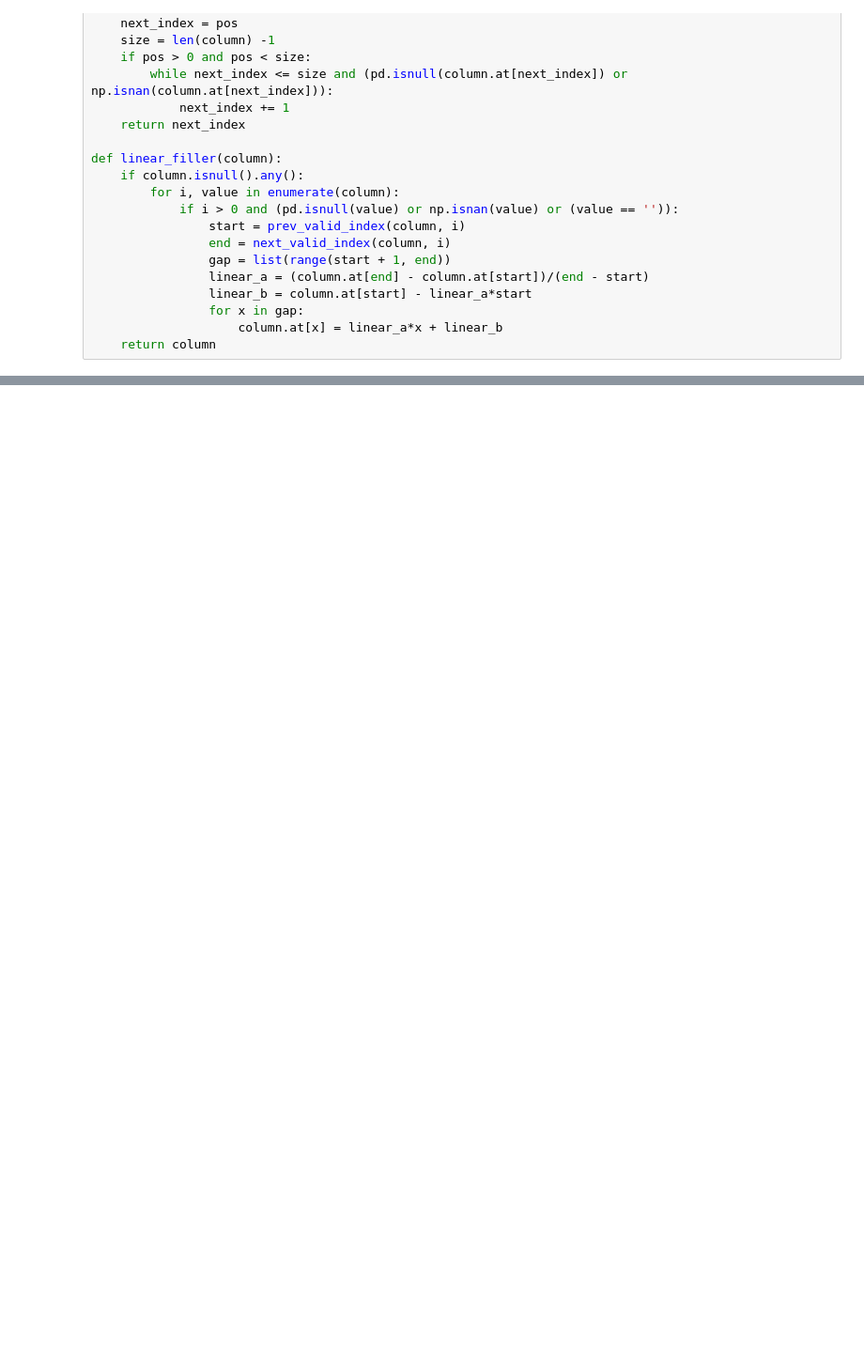
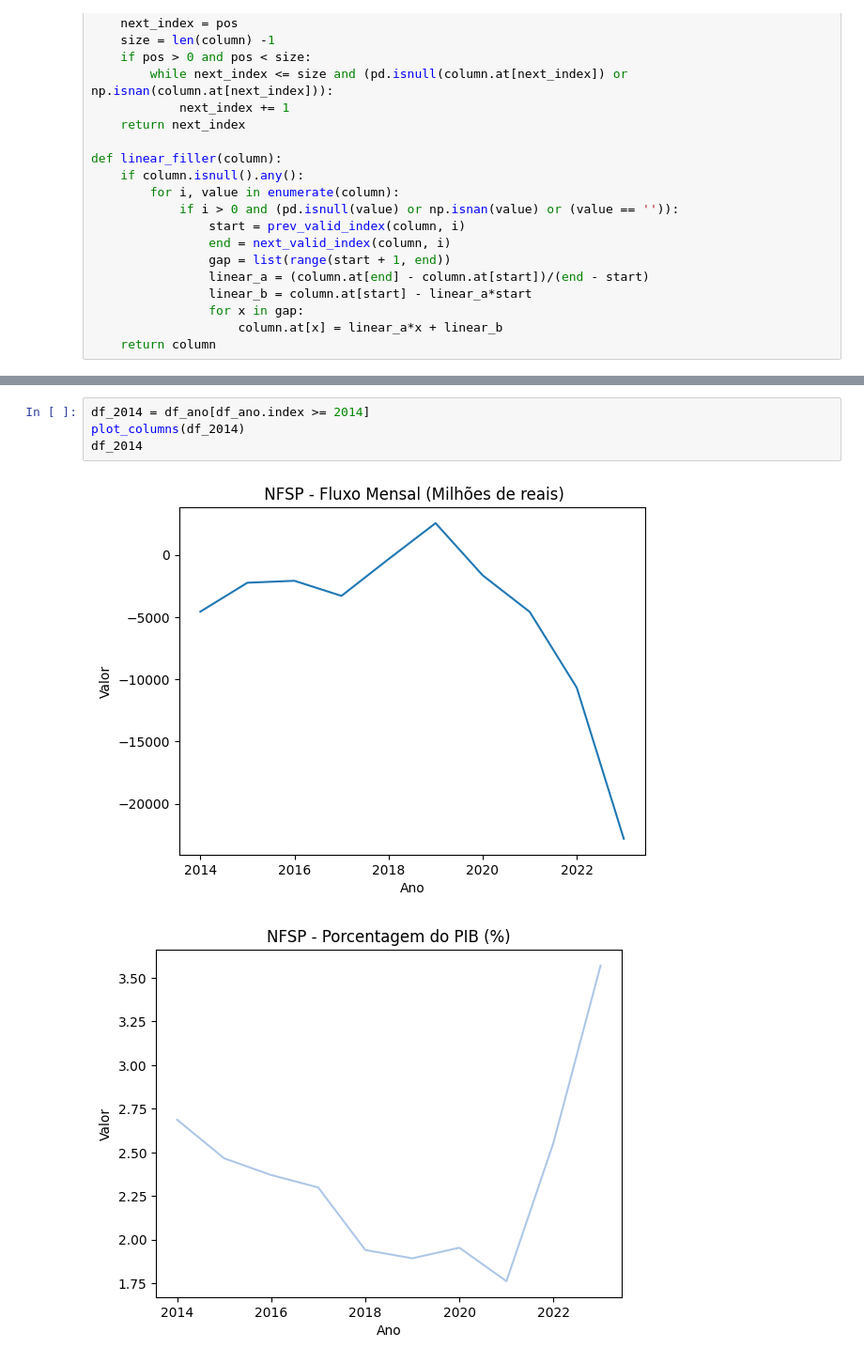
Before and after one commit to Pedro84skynet/TCC-MAC0499, a Jupyter notebook: Dados/Processados em Conjunto/Nacionais/NFSP/nfsp.ipynb, the cells around one changed output, grey strips where cells are left out. Shown at 94% size. Saved outputs shown, nothing was run; the diff lists cells and outputs as text; blank space fills up the shorter version.

```diff
--- a/Dados/Processados em Conjunto/Nacionais/NFSP/nfsp.ipynb
+++ b/Dados/Processados em Conjunto/Nacionais/NFSP/nfsp.ipynb
@@ -180,0 +166,7 @@ df_ano
+# %%
+df_2014 = df_ano[df_ano.index >= 2014]
+plot_columns(df_2014)
+df_2014
+# %% [output]
+[figure, added]
+[figure, added]
```
Also changed, not shown: parts of 12 cells of this notebook, 43 other files.
